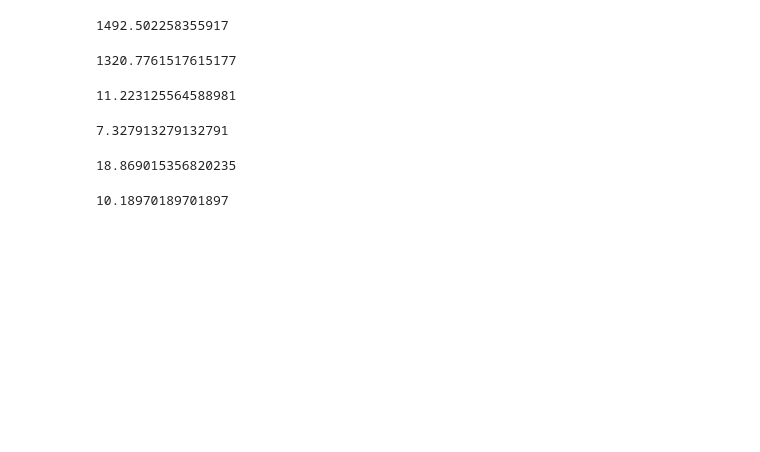
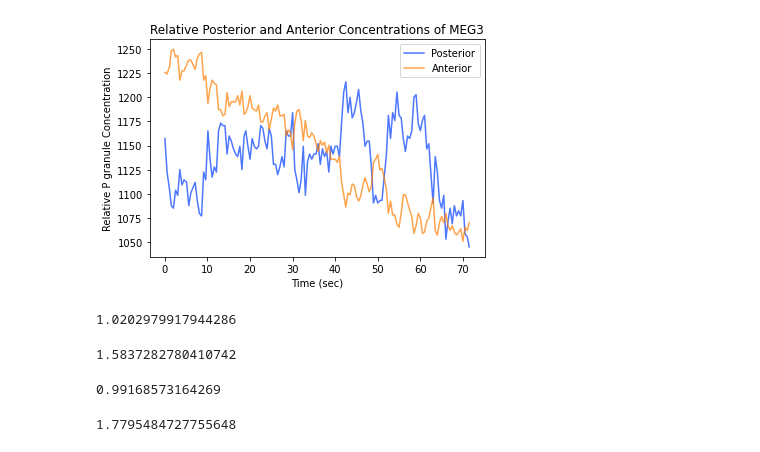
Before and after one commit to toby-clark4/Mini-Project, a Jupyter notebook: analysis.ipynb, the cells around one changed output. Drawn from its saved outputs; the diff is of its cells as text; code cells hidden in the pictures; blank space fills up the shorter version.

```diff
--- a/analysis.ipynb
+++ b/analysis.ipynb
@@ -66,26 +69,24 @@ plt.show()
 # %%
 fig, ax = plt.subplots()
-sns.lineplot(data=posterior, ax=ax,x='time',y='scaled_MEG3',alpha=0.7,label='Posterior')
-sns.lineplot(data=anterior, ax=ax, x='time',y='scaled_Pgran',alpha=0.7,label='Anterior')
+sns.lineplot(data=posterior, ax=ax,x='time',y='scaled_MEG3_fast',alpha=0.7,label='Posterior')
+sns.lineplot(data=anterior, ax=ax, x='time',y='scaled_MEG3_fast',alpha=0.7,label='Anterior')
 ax.set_xlabel('Time (sec)')
 ax.set_ylabel('Relative P granule Concentration')
-ax.set_title('Relative Posterior and Anterior Concentrations of P granules')
+ax.set_title('Relative Posterior and Anterior Concentrations of MEG3')
 plt.legend(loc='best')
 plt.show()
+# %% [output]
+[figure, added]
 # %%
-display(posterior['scaled_PGL3-mRNA'].mean())
-display(anterior['scaled_PGL3-mRNA'].mean())
-display(posterior['scaled_MEG3-mRNA'].mean())
-display(anterior['scaled_MEG3-mRNA'].mean())
-display(posterior['scaled_Pgran'].mean())
-display(anterior['scaled_Pgran'].mean())
+display(posterior['scaled_PGL3-mRNA'].mean()/anterior['scaled_PGL3-mRNA'].mean())
+display(posterior['scaled_MEG3-mRNA'].mean()/anterior['scaled_MEG3-mRNA'].mean())
+display(posterior['scaled_MEG3_fast'].mean()/anterior['scaled_MEG3_fast'].mean())
+display(posterior['scaled_Pgran'].mean()/anterior['scaled_Pgran'].mean())
 # %% [output]
-1492.502258355917
+1.0202979917944286
-1320.7761517615177
+1.5837282780410742
-11.223125564588981
+0.99168573164269
-7.327913279132791
+1.7795484727755648
-18.869015356820235
-10.18970189701897
 # %%
 fig, ax = plt.subplots()
 sns.lineplot(data=posterior, ax=ax,x='time',y='MEX5-mRNA',alpha=0.7,label='Posterior')
```
Also changed, not shown: parts of 7 cells of this notebook, 8 other files.
